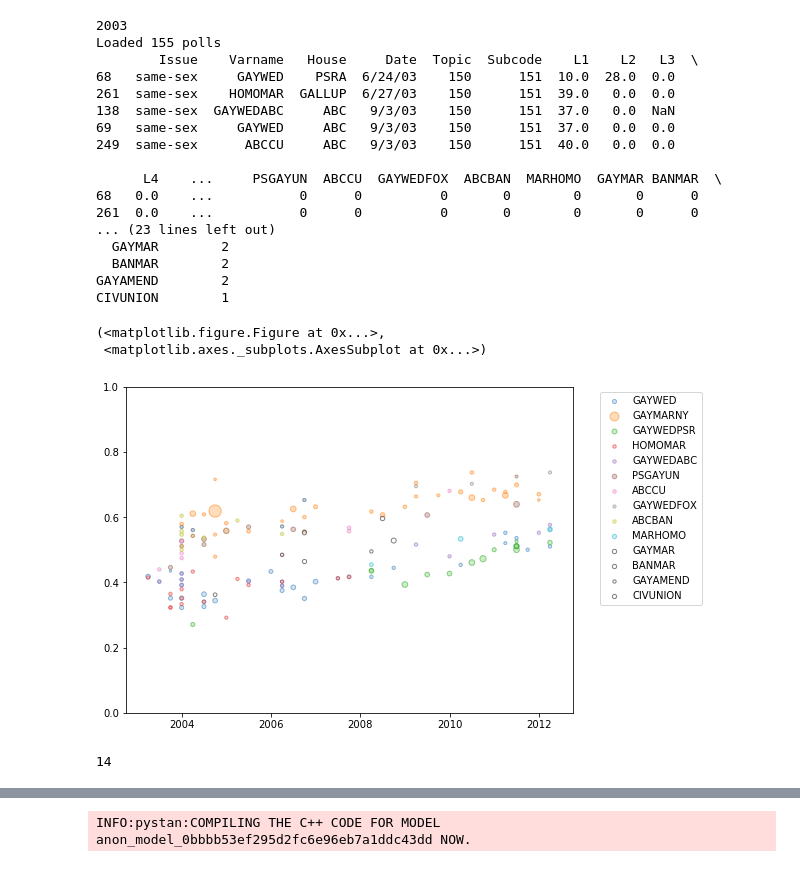
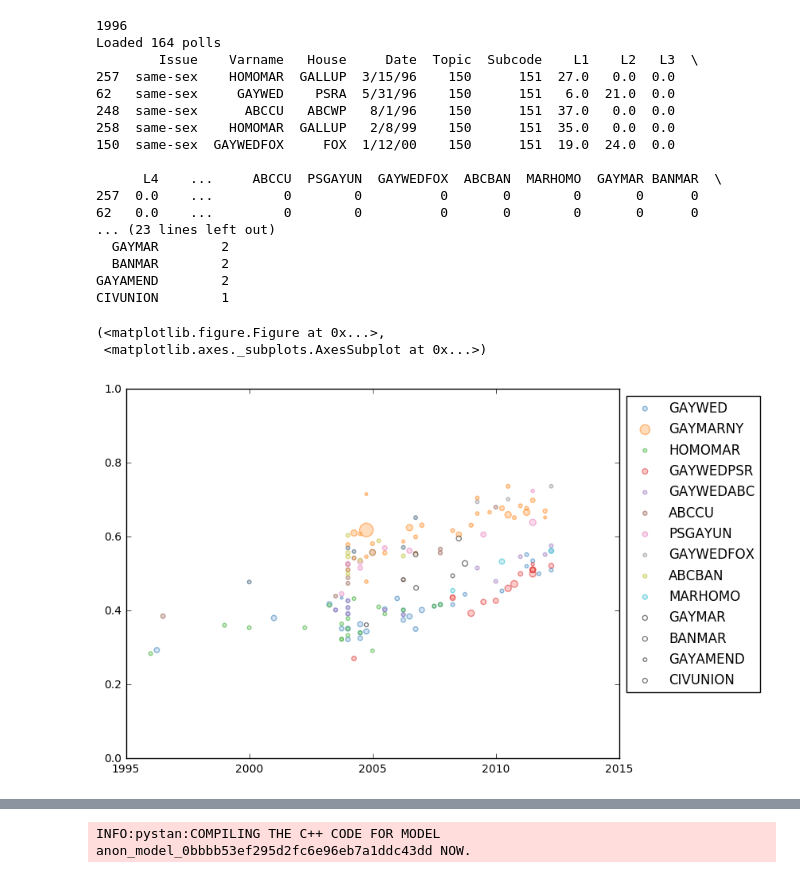
Before and after one commit to dallascard/predicting_public_opinion, a Jupyter notebook: samesex_marriage2.ipynb, the cells around one changed output, grey strips where cells are left out. Cells and saved outputs as stored; diff of their text form; code cells hidden in the pictures.

```diff
--- a/samesex_marriage2.ipynb
+++ b/samesex_marriage2.ipynb
@@ -14,7 +14,7 @@ import pystan
 reload(misc)
 reload(plotting)
 
-first_year = 2003
+first_year = 1996
 
 data_dir = '.'
 data_file = os.path.join(data_dir, 'ssm_with_metadata_2017_03_13.csv')
@@ -99,48 +135,47 @@ filename = 'samesex_marriage_polls.csv'
 print first_year
 polls = misc.load_polls(filename, first_year, last_date)
 # drop one poll that seems redundant (with a seeming mistake)
+polls = polls[polls['Varname'] != 'IMMLEGAL']
 polls = misc.get_f_dates(polls, first_year, group_by)
 print "Loaded %d polls" % len(polls.index)
 
 # add in indicator variables for each question
 varnames = polls['Varname'].values
+#questions = list(set(varnames))
+#questions.sort()
 questions = misc.get_top_poll_questions(polls, n=len(varnames)+1)
 question_index = dict(zip(questions, range(len(questions))))
 for q_i, q in enumerate(questions):
     polls.ix[:, q] = 0
 for q_i, q in enumerate(questions):
     polls.ix[polls['Varname']==q, 'question'] = q_i
     polls.ix[polls['Varname']==q, q] = 1
 print polls.head()
 
 reload(plotting)
 #plotting.plot_polling_data(polls)
 plotting.plot_polling_data(polls, transform=False)
 # %% [output]
-2003
-Loaded 155 polls
+1996
+Loaded 164 polls
         Issue    Varname   House     Date  Topic  Subcode    L1    L2   L3  \
-68   same-sex     GAYWED    PSRA  6/24/03    150      151  10.0  28.0  0.0
-261  same-sex    HOMOMAR  GALLUP  6/27/03    150      151  39.0   0.0  0.0
-138  same-sex  GAYWEDABC     ABC   9/3/03    150      151  37.0   0.0  NaN
-69   same-sex     GAYWED     ABC   9/3/03    150      151  37.0   0.0  0.0
-249  same-sex      ABCCU     ABC   9/3/03    150      151  40.0   0.0  0.0
+257  same-sex    HOMOMAR  GALLUP  3/15/96    150      151  27.0   0.0  0.0
+62   same-sex     GAYWED    PSRA  5/31/96    150      151   6.0  21.0  0.0
+248  same-sex      ABCCU   ABCWP   8/1/96    150      151  37.0   0.0  0.0
+258  same-sex    HOMOMAR  GALLUP   2/8/99    150      151  35.0   0.0  0.0
+150  same-sex  GAYWEDFOX     FOX  1/12/00    150      151  19.0  24.0  0.0
 
-      L4    ...     PSGAYUN  ABCCU  GAYWEDFOX  ABCBAN  MARHOMO  GAYMAR BANMAR  \
-68   0.0    ...           0      0          0       0        0       0      0
-261  0.0    ...           0      0          0       0        0       0      0
+      L4    ...     ABCCU  PSGAYUN  GAYWEDFOX  ABCBAN  MARHOMO  GAYMAR BANMAR  \
+257  0.0    ...         0        0          0       0        0       0      0
+62   0.0    ...         0        0          0       0        0       0      0
 ... (23 lines left out)
   GAYMAR        2
   BANMAR        2
 GAYAMEND        2
 CIVUNION        1
 (<matplotlib.figure.Figure at 0x...>,
  <matplotlib.axes._subplots.AxesSubplot at 0x...>)
-[figure, old version]
+[figure, new version]
-# %%
-print len(set(varnames))
-# %% [output]
-14
 # %%
 # create a "salient" variable that is 1 if the number of stories per quarter >= 350, otherwise 0
 grouped['salient'] = grouped.apply(lambda row: int(row['stories'] >= 350), axis=1)
```
Also changed, not shown: parts of 9 cells of this notebook, 5 other files.
